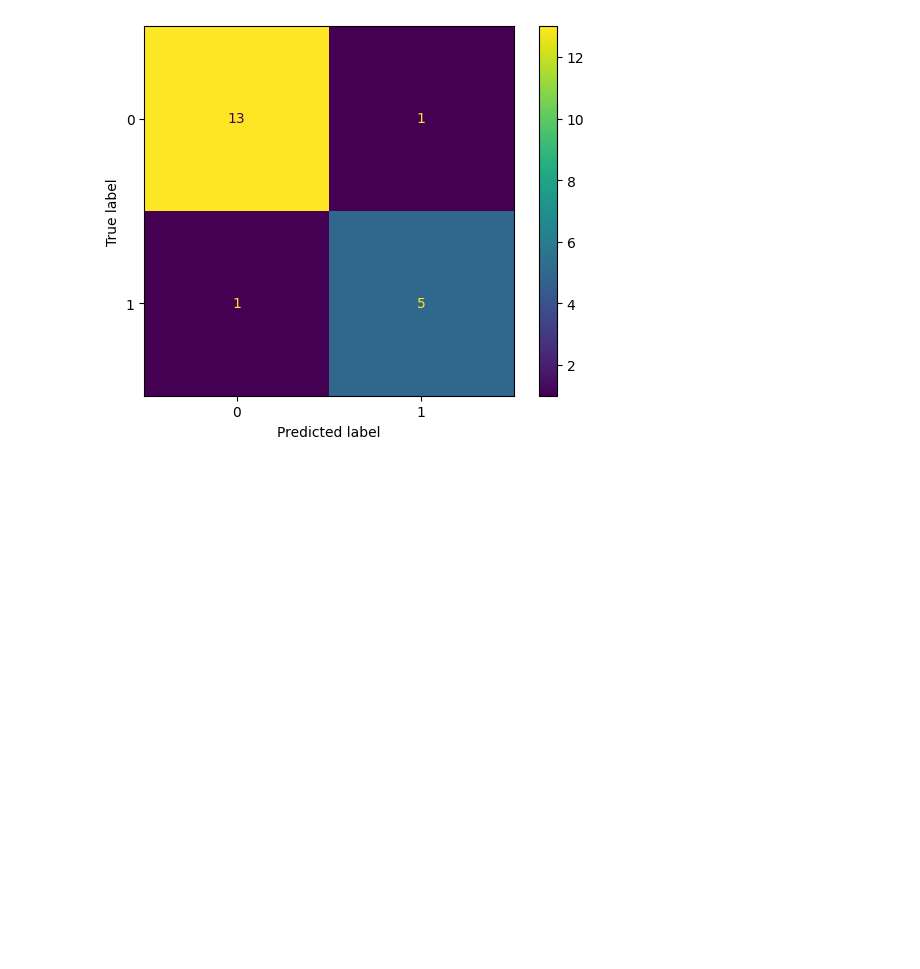
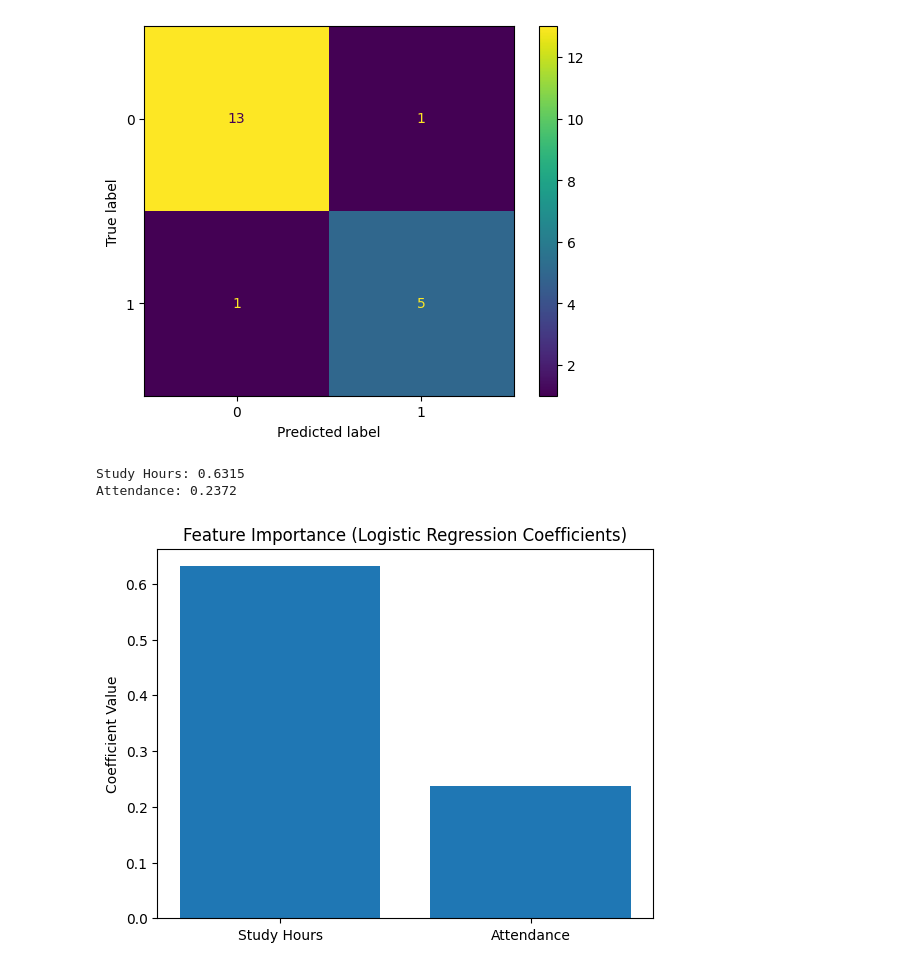
Before and after one commit to cheth-dev/Mainflow_internship, a Jupyter notebook: TASK5.ipynb, the cells around one changed output. Drawn from its saved outputs; the diff is of its cells as text; code cells hidden in the pictures; blank space fills up the shorter version.

```diff
--- a/TASK5.ipynb
+++ b/TASK5.ipynb
@@ -50,3 +50,22 @@ ConfusionMatrixDisplay(confusion_matrix(y_test, y_pred)).plot()
 Accuracy: 0.9
 <sklearn.metrics._plot.confusion_matrix.ConfusionMatrixDisplay at 0x...>
 [figure]
+# %%
+# Coefficients for 'Study Hours' and 'Attendance'
+feature_names = X.columns
+coefficients = model.coef_[0]
+
+for name, coef in zip(feature_names, coefficients):
+    print(f"{name}: {coef:.4f}")
+# %% [output]
+Study Hours: 0.6315
+Attendance: 0.2372
+# %%
+import matplotlib.pyplot as plt
+
+plt.bar(feature_names, coefficients)
+plt.title("Feature Importance (Logistic Regression Coefficients)")
+plt.ylabel("Coefficient Value")
+plt.show()
+# %% [output]
+[figure, added]
```
Also changed, not shown: parts of 7 cells of this notebook.
